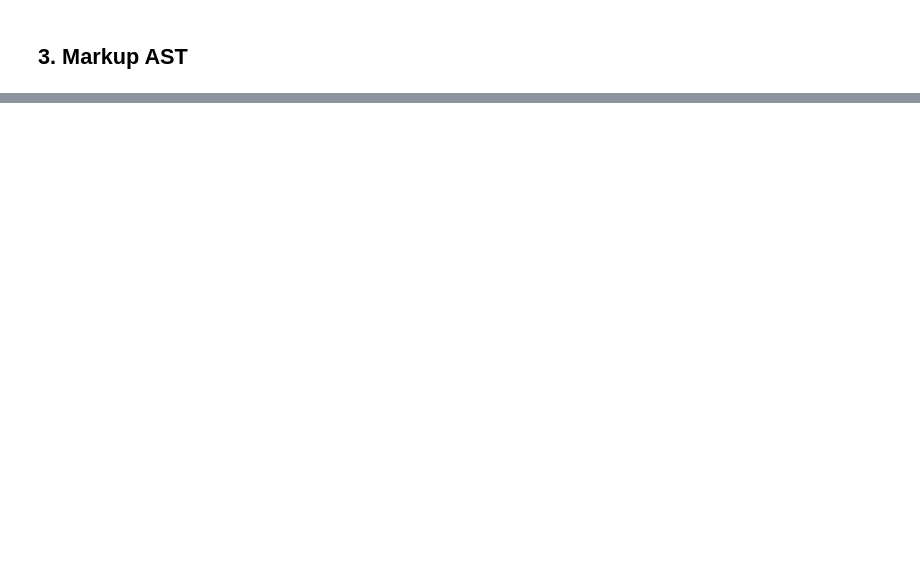
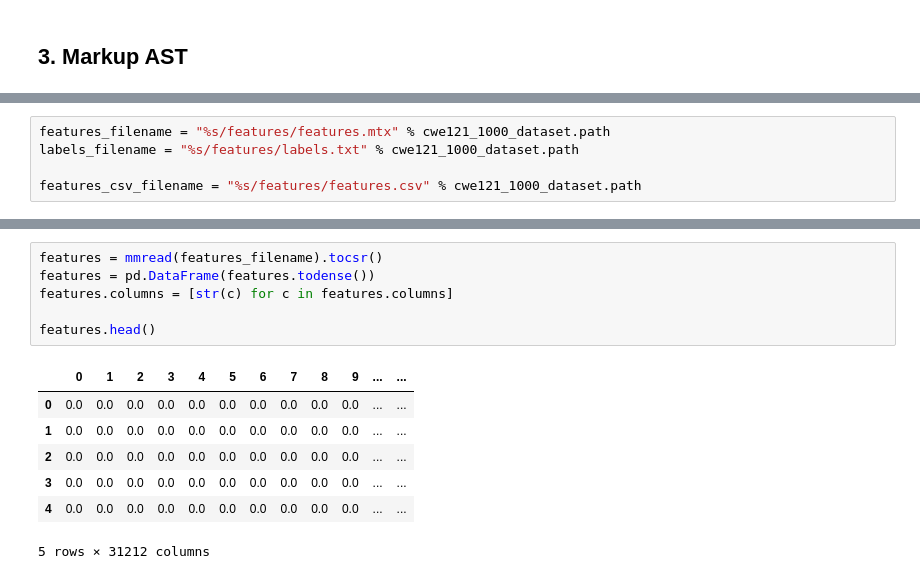
Before and after one commit to usnistgov/ai-bugfinder-testbed, a Jupyter notebook: data_processing.ipynb, the cells around one changed output, grey strips where cells are left out. Cells and saved outputs as stored; diff of their text form; blank space fills up the shorter version.

```diff
--- a/data_processing.ipynb
+++ b/data_processing.ipynb
@@ -78,0 +172,5 @@ In this step, the code will be transform in a graph stored in a Neo4J database.
+# %%
+features_filename = "%s/features/features.mtx" % cwe121_1000_dataset.path
+labels_filename = "%s/features/labels.txt" % cwe121_1000_dataset.path
+
+features_csv_filename = "%s/features/features.csv" % cwe121_1000_dataset.path
@@ -78,0 +190,14 @@ In this step, the code will be transform in a graph stored in a Neo4J database.
+# %%
+features = mmread(features_filename).tocsr()
+features = pd.DataFrame(features.todense())
+features.columns = [str(c) for c in features.columns]
+
+features.head()
+# %% [output]
+|  | 0 | 1 | 2 | 3 | 4 | 5 | 6 | 7 | 8 | 9 | ... | ... |
+| 0 | 0.0 | 0.0 | 0.0 | 0.0 | 0.0 | 0.0 | 0.0 | 0.0 | 0.0 | 0.0 | ... | ... |
+| 1 | 0.0 | 0.0 | 0.0 | 0.0 | 0.0 | 0.0 | 0.0 | 0.0 | 0.0 | 0.0 | ... | ... |
+| 2 | 0.0 | 0.0 | 0.0 | 0.0 | 0.0 | 0.0 | 0.0 | 0.0 | 0.0 | 0.0 | ... | ... |
+| 3 | 0.0 | 0.0 | 0.0 | 0.0 | 0.0 | 0.0 | 0.0 | 0.0 | 0.0 | 0.0 | ... | ... |
+| 4 | 0.0 | 0.0 | 0.0 | 0.0 | 0.0 | 0.0 | 0.0 | 0.0 | 0.0 | 0.0 | ... | ... |
+5 rows × 31212 columns
```
Also changed, not shown: parts of 40 cells of this notebook, 18 other files.
